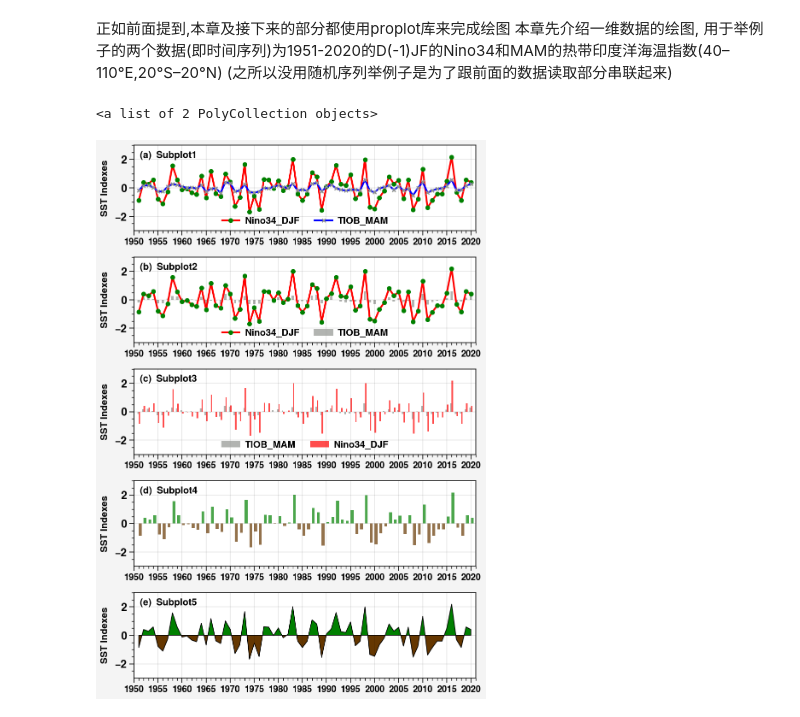
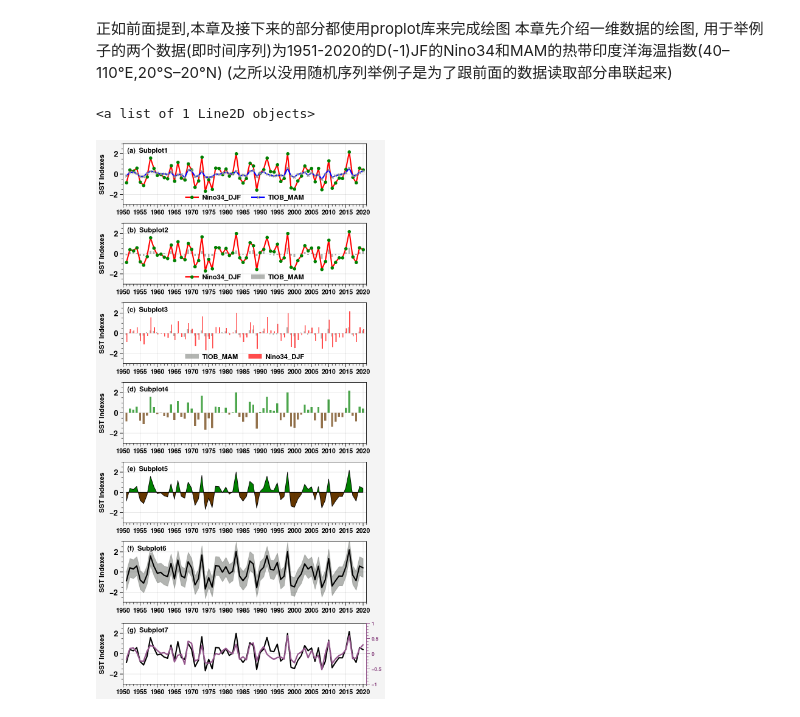
Before and after one commit to L1angY/For_Beginner_Brief_Plot_Figure_Cookbook, a Jupyter notebook: 3_一维数据的绘图.ipynb, the cells around one changed output. Cells and saved outputs as stored; diff of their text form; code cells hidden in the pictures.

```diff
--- a/3_一维数据的绘图.ipynb
+++ b/3_一维数据的绘图.ipynb
@@ -93,12 +93,14 @@ Nino34_DJF_5120 = cal_area_index(sst_4seasons_5120[:, 0],
 TIOB_MAM_5120 = cal_area_index(sst_4seasons_5120[:, 1],
                                lat_sst, lon_sst, [-20, 20], [40, 110])
 # %%
-# 创建5个子图,即演示子图的创建,又演示不同的样式
+# 创建6个子图,即演示子图的创建,又演示不同的样式
 subplot_array = [[1],
                  [2],
                  [3],
                  [4],
-                 [5]] # 子图的布局,1表示第一幅子图,2表示第二幅子图...
+                 [5],
+                 [6],
+                 [7]] # 子图的布局,1表示第一幅子图,2表示第二幅子图...
 fig, axs = plot.subplots(subplot_array, axwidth=4, refaspect=4, # axwidth为子图宽度, refaspect为子图长宽比
                          sharex=False, sharey=False, # 不共享x轴和y轴标签
                          )
@@ -113,7 +115,7 @@ axs.format(abc='(a)', # 规定子图的abc标签的样式
            xticks=5,  # x轴刻度数量
            xtickminor=True, # x轴是否显示次刻度
            xticklabelsize=7.5, # x轴刻度字体大小
-           ticklabelweight='bold', # x轴刻度字体粗细
+           ticklabelweight='bold', # xy轴刻度字体粗细
            titlesize=8,  # 子图标题字体大小
            titleweight='bold' # 子图标题字体粗细
            )
@@ -123,6 +125,8 @@ axs[1].format(ultitle='Subplot2') # 子图2的标题
 axs[2].format(ultitle='Subplot3') # 子图3的标题
 axs[3].format(ultitle='Subplot4') # 子图4的标题
 axs[4].format(ultitle='Subplot5') # 子图5的标题
+axs[5].format(ultitle='Subplot6') # 子图6的标题
+axs[6].format(ultitle='Subplot7') # 子图7的标题
 
 # 绘制子图1
 axs[0].plot(np.arange(1951, 2021, 1), Nino34_DJF_5120,
@@ -185,33 +189,64 @@ axs[2].legend(loc='lc', # 图例的位置 lc表示左下角(lower center)
               ncols=2,  # 图例的列数
               fontweight='heavy', # 字体粗细
               prop = {'size':8}, # 字体大小
               framealpha=0 # 图例边框的透明度
               )
 
 # 绘制子图4
 # 有时候在bar图中,我们可以将正负值的bar设置为不同的颜色
 barwidth=0.6
-axs[3].bar(np.arange(1951, 2021, 1)+barwidth/2, Nino34_DJF_5120,   #这里横坐标为np.arange(1951, 2021, 1)+barwidth/2与上面同理
+axs[3].bar(np.arange(1951, 2021, 1), Nino34_DJF_5120,
            width=barwidth, # 柱状图的宽度
            alpha=0.7, # 柱状图的透明度
            negpos=True, # 正负值的bar设置为不同的颜色
            poscolor='green', # 正值的颜色
            negcolor='brown' # 负值的颜色
            )
 
 # 绘制子图5
 # 有时候我也需要绘制填充图(即线与x轴之间用颜色填充满)
 axs[4].area(np.arange(1951, 2021, 1), Nino34_DJF_5120,
             negpos=True, # 正负值的bar设置为不同的颜色
             poscolor='green', # 正值的颜色
             negcolor='brown', # 负值的颜色
             edgecolor='k', # 边缘颜色
            )
 
+# 绘制子图6
+# 有时候我们需要绘制一个时间序列的置信区间或者一倍标准差区域,
+# 我们可以使用plot+area来解决
+axs[5].plot(np.arange(1951, 2021, 1), Nino34_DJF_5120,
+            color='k', # 线的颜色
+            linewidth=1.5, # 线的宽度
+            )
+axs[5].area(np.arange(1951, 2021, 1),
+            Nino34_DJF_5120+Nino34_DJF_5120.std(), # 上1倍标准差
+            Nino34_DJF_5120-Nino34_DJF_5120.std(), # 下1倍标准差
+            color='gray', # 填充的颜色
+            alpha=0.7, # 填充的透明度
+            )
+
+# 绘制子图7
+# 当我们遇到两个时间序列需要画在一起,但范围相差很远的时候,
+# 我们可以通过添加子y轴来解决这个问题
+axs[6].plot(np.arange(1951, 2021, 1), Nino34_DJF_5120,
+            color='k', # 线的颜色
+            linewidth=1.5, # 线的宽度
+            ) # Nino34指数正常绘制
+ox = axs[6].alty(color='purple',
+                 ylim=(-1, 1), # 新y轴的范围
+                 ticklabelweight='bold', # xy轴刻度字体粗细(需要重新设置)
+                 ticklabelsize=6
+                 )
+ox.plot(np.arange(1951, 2021, 1), TIOB_MAM_5120,
+        color='purple', # 线的颜色
+        linewidth=1.5, # 线的宽度
+        )
+
 # 保存图片(这里就先不运行了)
 # fig.save(r'image/3_figure.png', # 保存图片的路径即文件名
 #          dpi=600 # 保存图片的分辨率
 #          )
 # %% [output]
-<a list of 2 PolyCollection objects>
+<a list of 1 Line2D objects>
-[figure, old version]
+[figure, new version]
```
